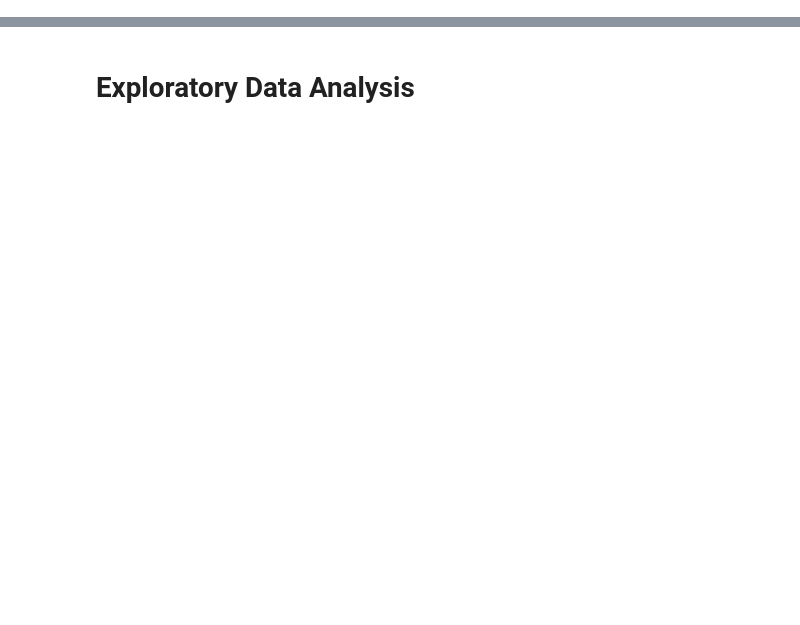
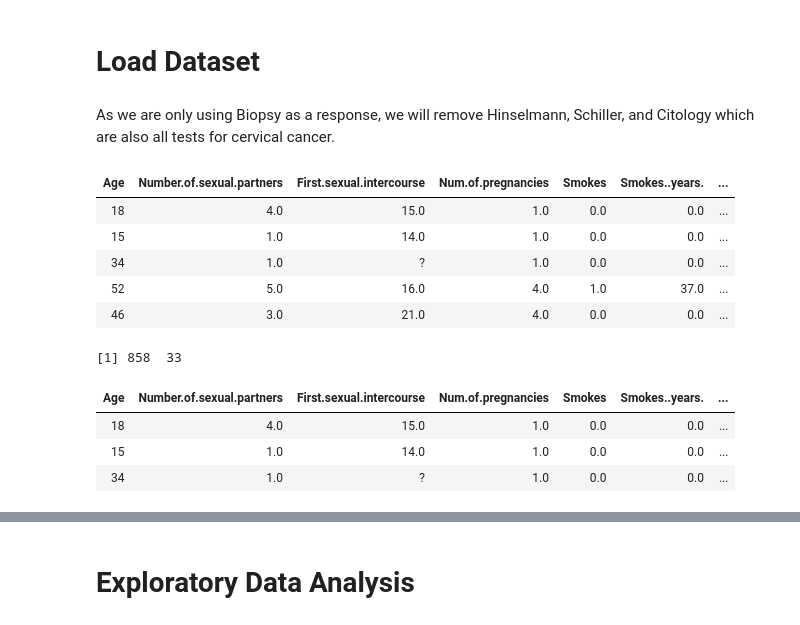
Before and after one commit to spatankar276/Cancer_Prediction_ML, a Jupyter notebook: FInal Project.ipynb, the cells around one changed output, grey strips where cells are left out. Saved outputs shown, nothing was run; the diff lists cells and outputs as text; code cells hidden in the pictures; blank space fills up the shorter version.

```diff
--- a/FInal Project.ipynb
+++ b/FInal Project.ipynb
@@ -29 +46,3 @@ library(leaps)
+# %% [markdown]
+# Load Dataset
 # %%
@@ -30,0 +50,2 @@ cerv_can = read.csv('cerv_cancer.csv', header = T, stringsAsFactors = FALSE)
+# %% [markdown]
+As we are only using Biopsy as a response, we will remove Hinselmann, Schiller, and Citology which are also all tests for cervical cancer.
@@ -30,0 +54,20 @@ cerv_can = read.csv('cerv_cancer.csv', header = T, stringsAsFactors = FALSE)
+# %%
+head(cc,5)
+# %% [output]
+| Age | Number.of.sexual.partners | First.sexual.intercourse | Num.of.pregnancies | Smokes | Smokes..years. | ... |
+| 18 | 4.0 | 15.0 | 1.0 | 0.0 | 0.0 | ... |
+| 15 | 1.0 | 14.0 | 1.0 | 0.0 | 0.0 | ... |
+| 34 | 1.0 | ? | 1.0 | 0.0 | 0.0 | ... |
+| 52 | 5.0 | 16.0 | 4.0 | 1.0 | 37.0 | ... |
+| 46 | 3.0 | 21.0 | 4.0 | 0.0 | 0.0 | ... |
+# %%
+dim(cc)
+# %% [output]
+[1] 858  33
+# %%
+cc[1:3,1:8]
+# %% [output]
+| Age | Number.of.sexual.partners | First.sexual.intercourse | Num.of.pregnancies | Smokes | Smokes..years. | ... |
+| 18 | 4.0 | 15.0 | 1.0 | 0.0 | 0.0 | ... |
+| 15 | 1.0 | 14.0 | 1.0 | 0.0 | 0.0 | ... |
+| 34 | 1.0 | ? | 1.0 | 0.0 | 0.0 | ... |
```
Also changed, not shown: parts of 32 cells of this notebook.
